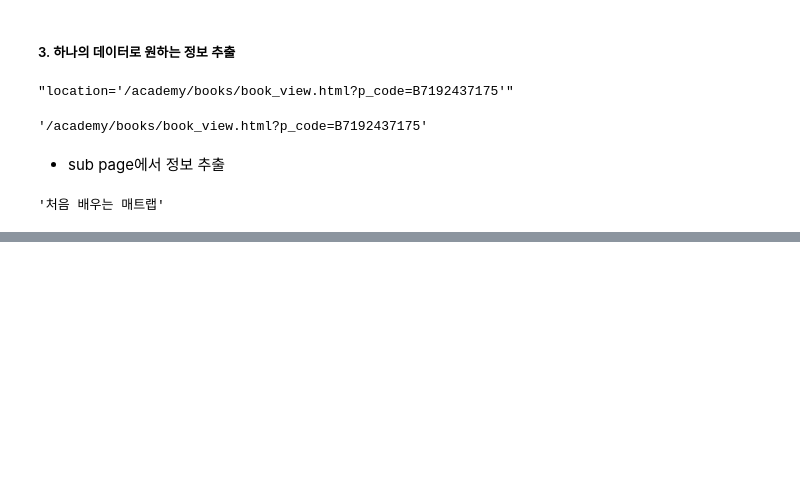
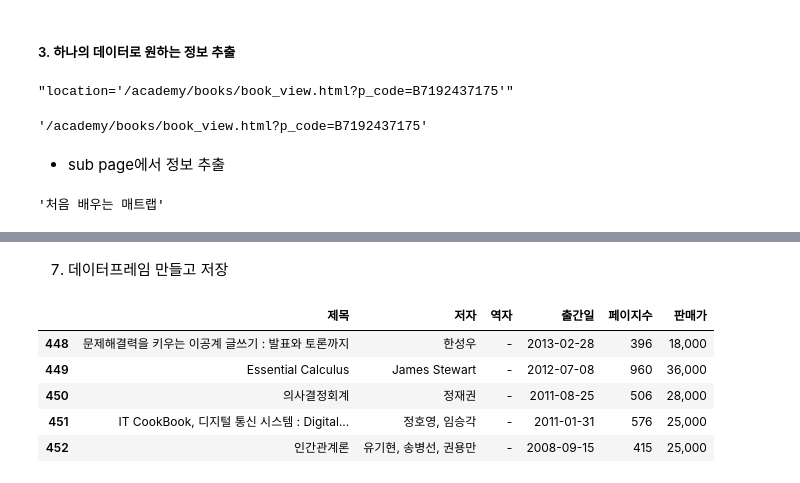
Before and after one commit to dlaudgh/DataAnalysis_Lecture_2023.04, a Jupyter notebook: 05.Crawling/04.한빛아카데미.ipynb, the cells around one changed output, grey strips where cells are left out. Saved outputs shown, nothing was run; the diff lists cells and outputs as text; code cells hidden in the pictures; blank space fills up the shorter version.

```diff
--- a/05.Crawling/04.한빛아카데미.ipynb
+++ b/05.Crawling/04.한빛아카데미.ipynb
@@ -125,0 +312,40 @@ title
+# %%
+lines = []
+for page in tqdm(range(1, 24)):               # 총 페이지가 23 페이지
+    url = f'{base_url}{main_url}?page={page}'
+    result = requests.get(url)
+    soup = BeautifulSoup(result.text)
+    lis = soup.select('li.sub_book_list')
+    for li in lis:
+        href = li.select_one('.pop_quick_bg')['onclick'][10:-1]
+        res = requests.get(base_url + href)
+        book_soup = BeautifulSoup(res.text)
+        info = book_soup.select_one('.store_product_info_box')
+        title = info.find('h3').text.strip()
+        book_lis = info.select('.info_list > li')
+        book_dict = {}
+        for li in book_lis:
+            item = li.get_text().split(':')
+            book_dict[item[0].strip()] = item[1].strip()
+        author = ', '.join(book_dict['저자'].split(' , '))
+        translator = ', '.join(book_dict['번역'].split(' , ')) if '번역' in book_dict.keys() else '-'
+        date = book_dict['출간']
+        page = int(book_dict['페이지'][:-2])
+        payments = book_soup.select_one('.payment_box.curr').find_all('p')
+        sales = payments[1].select_one('.pbr').find('strong').get_text().strip()
+        lines.append({
+            '제목':title, '저자':author, '역자':translator,
+            '출간일':date, '페이지수':page, '판매가':sales
+        })
+# %% [markdown]
+7. 데이터프레임 만들고 저장
+# %%
+df = pd.DataFrame(lines)
+df.tail()
+# %% [output]
+|  | 제목 | 저자 | 역자 | 출간일 | 페이지수 | 판매가 |
+| 448 | 문제해결력을 키우는 이공계 글쓰기 : 발표와 토론까지 | 한성우 | - | 2013-02-28 | 396 | 18,000 |
+| 449 | Essential Calculus | James Stewart | - | 2012-07-08 | 960 | 36,000 |
+| 450 | 의사결정회계 | 정재권 | - | 2011-08-25 | 506 | 28,000 |
+| 451 | IT CookBook, 디지털 통신 시스템 : Digital... | 정호영, 임승각 | - | 2011-01-31 | 576 | 25,000 |
+| 452 | 인간관계론 | 유기현, 송병선, 권용만 | - | 2008-09-15 | 415 | 25,000 |
```
Also changed, not shown: parts of 20 cells of this notebook, 1 other file.
